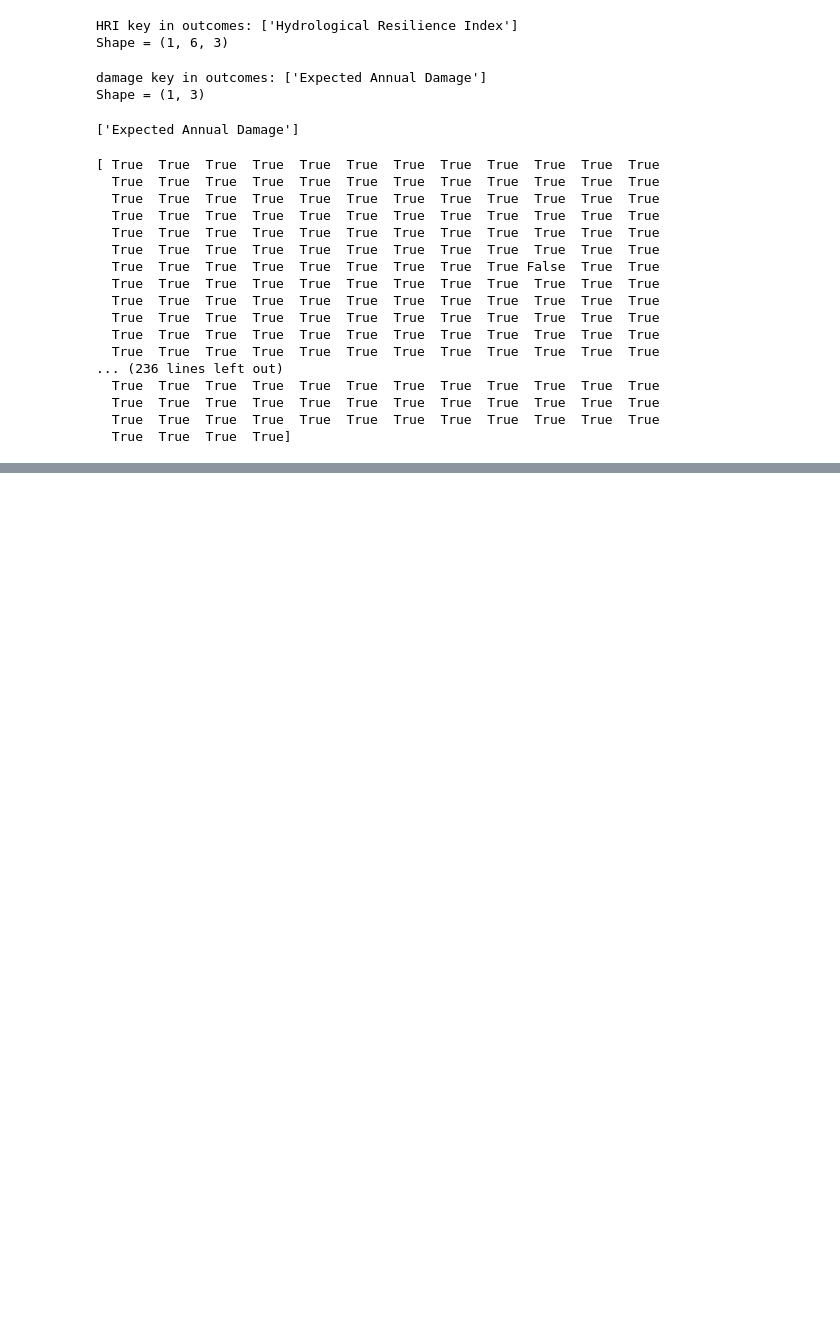
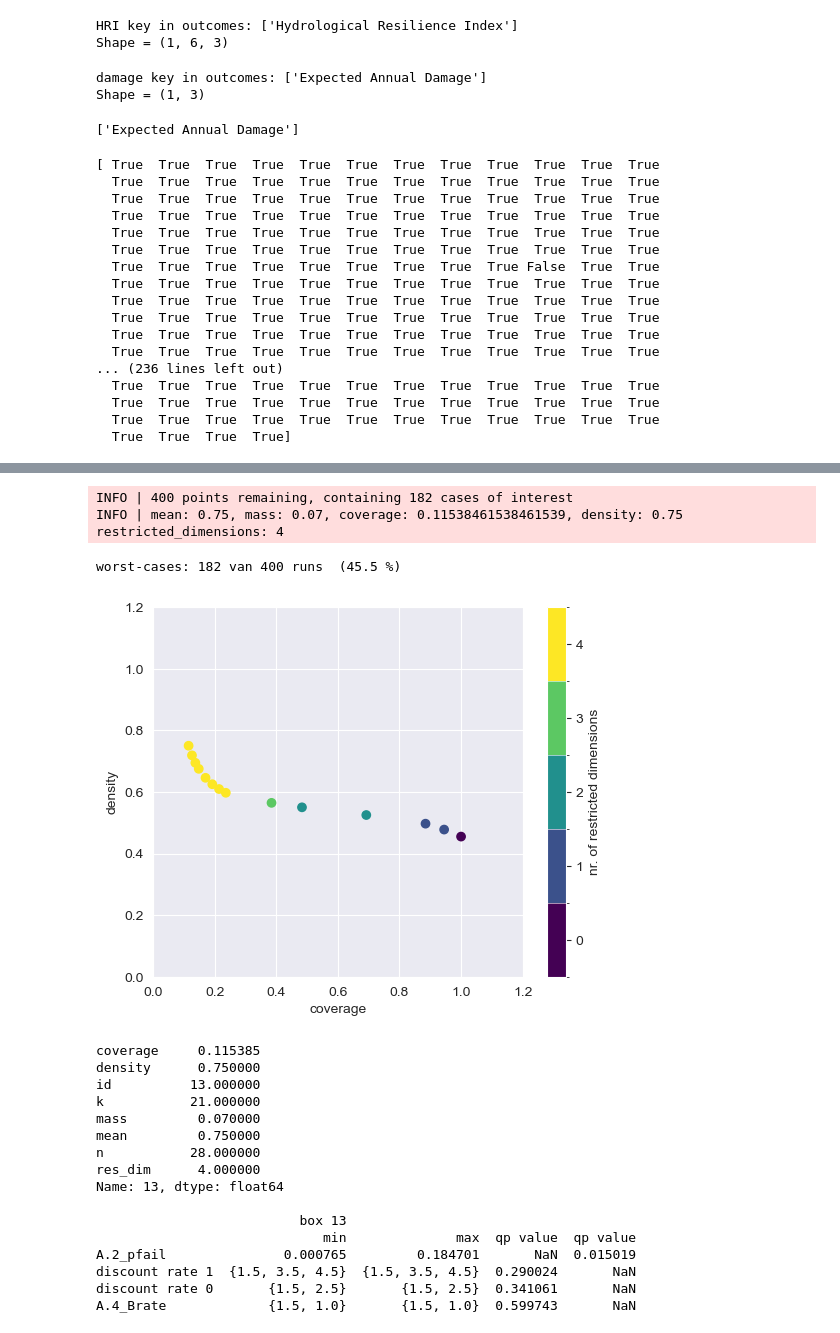
Before and after one commit to jmcbeelen/EPA141A, a Jupyter notebook: final assignment/Scenario Discovery.ipynb, the cells around one changed output, grey strips where cells are left out. Drawn from its saved outputs; the diff is of its cells as text; code cells hidden in the pictures; blank space fills up the shorter version.

```diff
--- a/final assignment/Scenario Discovery.ipynb
+++ b/final assignment/Scenario Discovery.ipynb
@@ -228,0 +400,2 @@ print(target_rfr)
+# %%
+experiments, outcomes = results
@@ -228,0 +465,62 @@ print(target_rfr)
+# %%
+# ---- 2.1 Hydrological Resilience Index ----
+hri_sys = outcomes["A.2_Hydrological Resilience Index"].mean(axis=1)
+hri_q25 = np.percentile(hri_sys, 25)# (N,) systeembreed
+target_hri = hri_sys <= hri_q25
+
+        # ---- 2.2 Expected Annual Damage ----
+ead_total = outcomes["A.2_Expected Annual Damage"].sum(axis=1)  # (N,)
+ead_q75 = np.percentile(ead_total, 75)
+target_ead = ead_total >= ead_q75
+
+        # # ---- 2.3 RfR Total Costs ----
+        # rfr_costs = outcomes["RfR Total Costs"].sum(axis=1)  # (N,)
+        # rfr_q75 = np.percentile(rfr_costs, 75)
+        # target_rfr = rfr_costs >= rfr_q75
+
+        # ---- 2.4 Combineer tot één worst-case target ----
+y = target_hri | target_ead        # booleaanse vector (N,)
+print(f"worst-cases: {y.sum()} van {scenarios*policies} runs  ({y.mean()*100:.1f} %)")
+
+        #Determine model uncertainties
+cols_unc = [u.name for u in model.uncertainties]
+X = experiments[cols_unc]
+
+        #Start PRIM
+prim_alg = prim.Prim(
+    X, y,
+    threshold=0.50,
+    peel_alpha=0.1,
+    mass_min=0.05
+        )
+
+box = prim_alg.find_box()
+
+box.show_tradeoff()
+plt.show()
+
+box.inspect()
+
+box.inspect(style='graph')
+plt.show()
+# %% [output]
+INFO | 400 points remaining, containing 182 cases of interest
+INFO | mean: 0.75, mass: 0.07, coverage: 0.11538461538461539, density: 0.75 restricted_dimensions: 4
+worst-cases: 182 van 400 runs  (45.5 %)
+[figure, added]
+coverage     0.115385
+density      0.750000
+id          13.000000
+k           21.000000
+mass         0.070000
+mean         0.750000
+n           28.000000
+res_dim      4.000000
+Name: 13, dtype: float64
+
+                          box 13
+                             min              max  qp value  qp value
+A.2_pfail               0.000765         0.184701       NaN  0.015019
+discount rate 1  {1.5, 3.5, 4.5}  {1.5, 3.5, 4.5}  0.290024       NaN
+discount rate 0       {1.5, 2.5}       {1.5, 2.5}  0.341061       NaN
+A.4_Brate             {1.5, 1.0}       {1.5, 1.0}  0.599743       NaN
```
Also changed, not shown: parts of 24 cells of this notebook, 2 other files.
